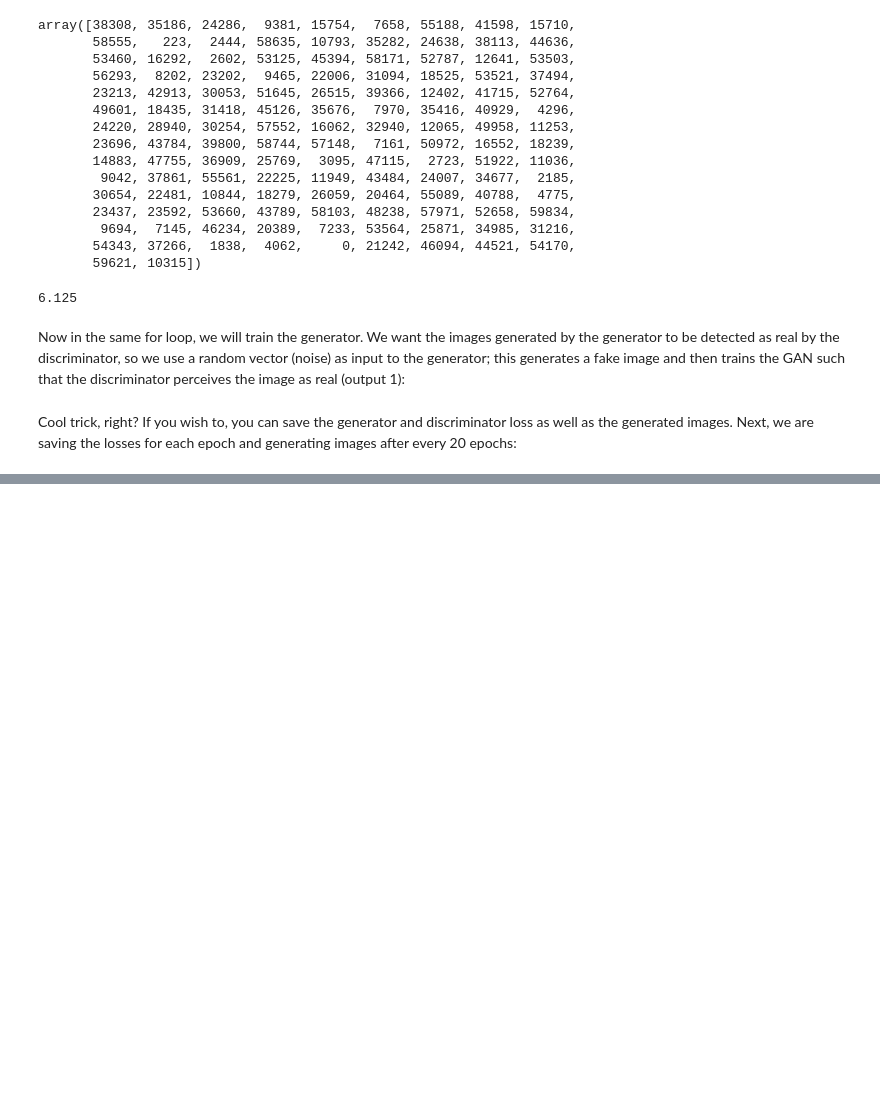
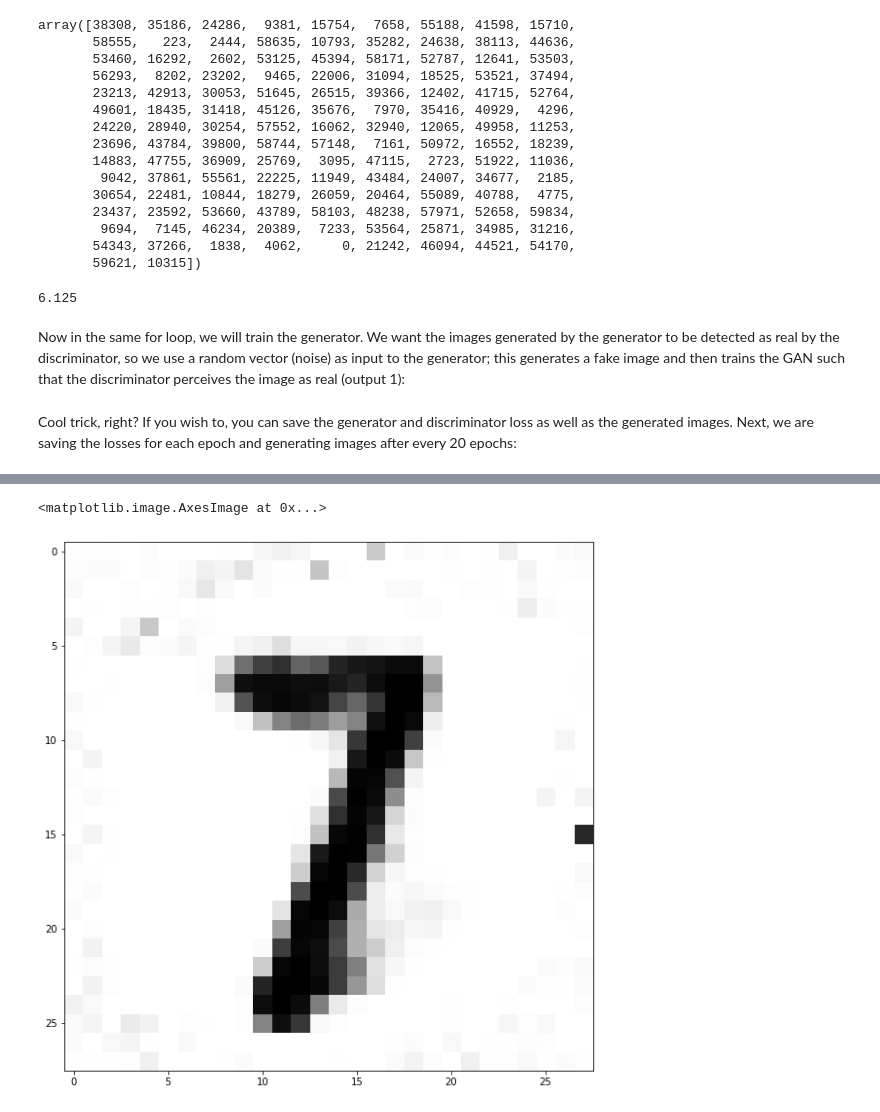
Before and after one commit to mahima-c/Analytics-p, a Jupyter notebook: 6_1VanillaGAN_pynb.ipynb, the cells around one changed output, grey strips where cells are left out. Saved outputs shown, nothing was run; the diff lists cells and outputs as text; code cells hidden in the pictures; blank space fills up the shorter version.

```diff
--- a/6_1VanillaGAN_pynb.ipynb
+++ b/6_1VanillaGAN_pynb.ipynb
@@ -210,0 +211,12 @@ Batches per epoch: 468
+# %%
+examples=100
+noise = np.random.normal(0, 1, size=[examples, randomDim])
+generatedImages = generator.predict(noise)
+generatedImages = generatedImages.reshape(examples, 28, 28)
+figsize=(10, 10)
+plt.figure(figsize=figsize)
+
+plt.imshow(generatedImages[6], interpolation='nearest', cmap='gray_r')
+# %% [output]
+<matplotlib.image.AxesImage at 0x...>
+[figure, added]
```
Also changed, not shown: parts of 1 cell of this notebook.
